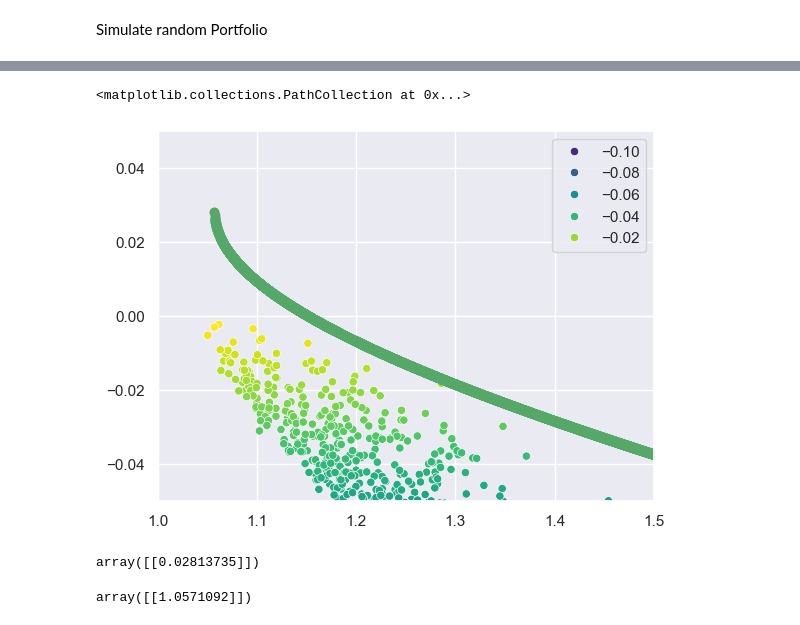
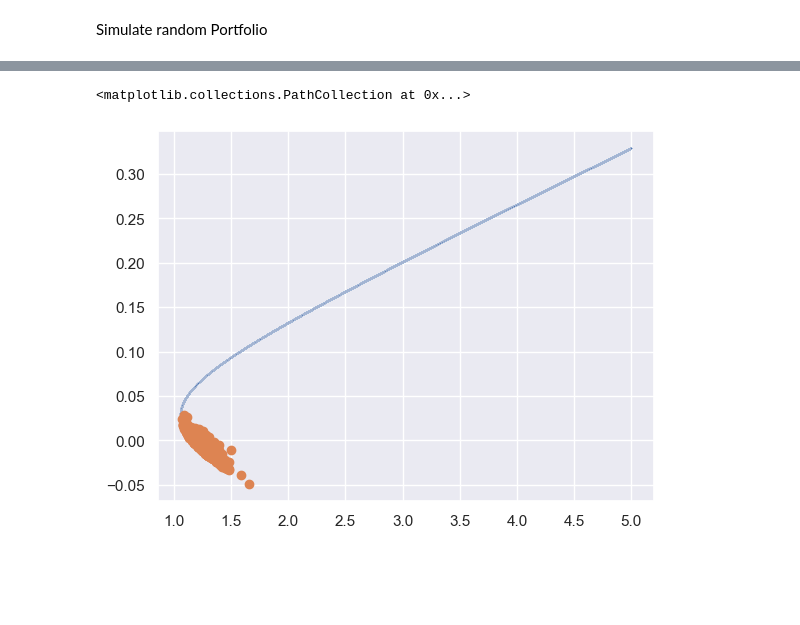
Before and after one commit to memlein/Markowitz-portfolio, a Jupyter notebook: portfolio.ipynb, the cells around one changed output, grey strips where cells are left out. Cells and saved outputs as stored; diff of their text form; code cells hidden in the pictures; blank space fills up the shorter version.

```diff
--- a/portfolio.ipynb
+++ b/portfolio.ipynb
@@ -94 +158,3 @@ temp_returns = PF_weights[0] * returns
+# %%
+random_portfolio_weights = get_random_portfolio_weights(500, 6)
 # %%
@@ -130,4 +163,0 @@ calculate_pf_returns(PF_weight=PF_weights[0], returns=returns)
-# %%
-simulated_mu_sigma = np.empty((500,2))
-for i in range(0, len(PF_weights)):
-    simulated_mu_sigma[i] = calculate_pf_returns(PF_weight=PF_weights[i], returns=returns)
@@ -161,17 +164,21 @@ plt.scatter(sigmamin, mumin, color = 'red')
-# %%
-sns.scatterplot(x = simulated_mu_sigma[:,1], y = simulated_mu_sigma[:,0], palette='viridis', hue=simulated_mu_sigma[:,0])
-plt.xlim(1,1.5)
-plt.ylim(-0.05, 0.05)
-plt.scatter(sigmamin, mumin)
-plt.scatter(x = lower_optimal_PF[:,0], y = lower_optimal_PF[:,1])
-# %% [output]
-<matplotlib.collections.PathCollection at 0x...>
-[figure, removed]
-# %%
-mumin
-# %% [output]
-array([[0.02813735]])
-# %%
-sigmamin
-# %% [output]
-array([[1.0571092]])
+# %%
+def simulate_portfolios(n_portfolios, log_returns):
+
+    random_portfolio_weights = get_random_portfolio_weights(n_portfolios=n_portfolios, n_assets=6)
+    PFReturns = np.empty(shape=(n_portfolios, 2))
+    for i in range(0, n_portfolios):
+        temp_return = (random_portfolio_weights[i] * log_returns).sum(axis=1)
+        PFReturns[i,0] = temp_return.mean()
+        PFReturns[i,1] = temp_return.std()
+    return PFReturns
+    # PF_mean = PFReturns.mean()
+    # PF_std = PFReturns.std()
+    # return PF_mean, PF_std
+# %%
+simulated = simulate_portfolios(n_portfolios=500, log_returns=log_returns)
+# %%
+sns.scatterplot(x = upper_optimal_PF[:,0], y = upper_optimal_PF[:,1], s = 1)
+plt.scatter(x = simulated[:,1], y = simulated[:,0])
+# %% [output]
+<matplotlib.collections.PathCollection at 0x...>
+[figure, added]
```
Also changed, not shown: parts of 37 cells of this notebook, 1 other file.
